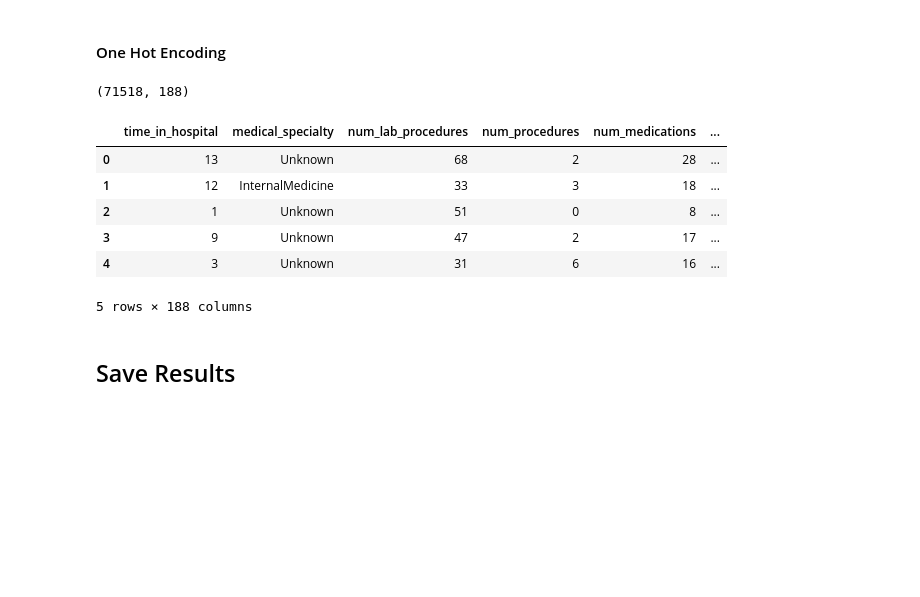
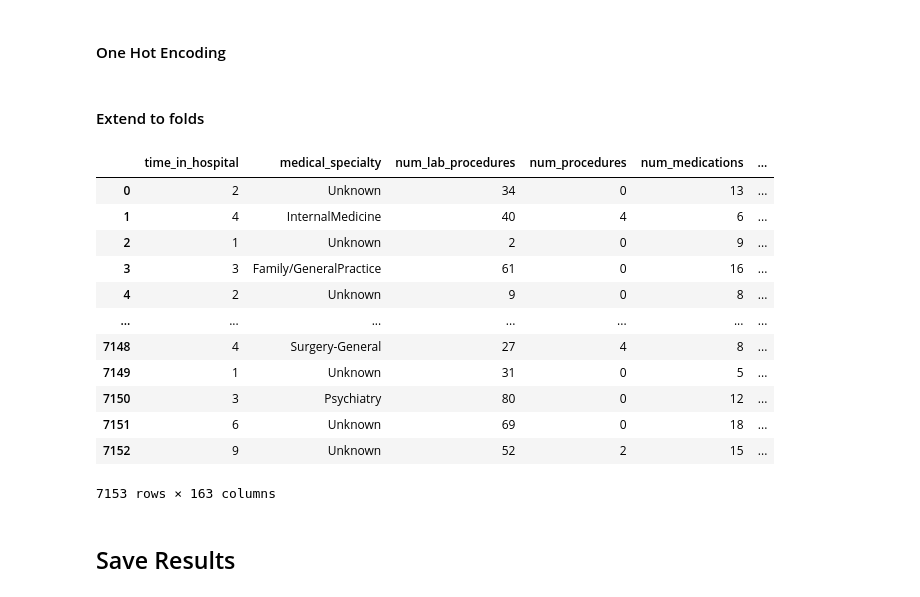
Before and after one commit to anddai04/COMP90051-2026-1-Group-Assignment, a Jupyter notebook: Preprocessing/clean.ipynb, the cells around one changed output. Drawn from its saved outputs; the diff is of its cells as text; code cells hidden in the pictures; blank space fills up the shorter version.

Commit message:
implemented stratified folds

```diff
--- a/Preprocessing/clean.ipynb
+++ b/Preprocessing/clean.ipynb
@@ -536,7 +607,19 @@ pure_columns = list(column_purity_summary
                          >=DROP_THRESHOLD]
                     ['column'].values)
 df_reduced = df_clean.drop(columns=pure_columns)
-MEDICATION_COLUMNS = [col for col in MEDICATION_COLUMNS if col not in pure_columns]
+# %%
+# extend to folds
+def reduce_df(df_clean):
+    # calculate purity
+    column_purity_summary = calculate_column_purity(df_clean)
+    pure_columns = list(column_purity_summary
+                    .loc[column_purity_summary['purity_percentage']
+                         >=DROP_THRESHOLD]
+                    ['column'].values)
+    df_reduced = df_clean.drop(columns=pure_columns)
+    return df_reduced
+
+folds_df_reduced = folds_functions(folds_df_clean, [reduce_df])
 # %% [markdown]
 ## Feature Encoding and Mapping
 # %% [markdown]
@@ -695,30 +780,46 @@ df_reduced["weight"] = (
 # %% [markdown]
 #### One Hot Encoding
 # %%
-# One-hot encode
-df_encoded = pd.get_dummies(
-    df_reduced,
-    columns=ONE_HOT_COLUMNS,
-    # drop_first=True # toggle this to avoid multicollinearity
-    # but should try keep it deterministic regardless of column presence
-)
+def one_hot_encode(df_reduced):
+    # limit columns
+    SAFE_ONE_HOT_COLUMNS = [col for col in ONE_HOT_COLUMNS
+                            if col in df_reduced.columns]
+    # One-hot encode
+    df_encoded = pd.get_dummies(
+        df_reduced,
+        columns=SAFE_ONE_HOT_COLUMNS,
+        # drop_first=True # toggle this to avoid multicollinearity
+        # but should try keep it deterministic regardless of column presence
+    )
 
-# convert booleans to integers
-bool_cols = df_encoded.select_dtypes(include="bool").columns
-df_encoded[bool_cols] = df_encoded[bool_cols].astype(int)
+    # convert booleans to integers
+    bool_cols = df_encoded.select_dtypes(include="bool").columns
+    df_encoded[bool_cols] = df_encoded[bool_cols].astype(int)
+    return df_encoded
 # %%
 # check result
-print(df_encoded.shape)
-display(df_encoded.head())
+#print(df_encoded.shape)
+#display(df_encoded.head())
-# %% [output]
-(71518, 188)
-|  | time_in_hospital | medical_specialty | num_lab_procedures | num_procedures | num_medications | ... |
-| 0 | 13 | Unknown | 68 | 2 | 28 | ... |
-| 1 | 12 | InternalMedicine | 33 | 3 | 18 | ... |
-| 2 | 1 | Unknown | 51 | 0 | 8 | ... |
-| 3 | 9 | Unknown | 47 | 2 | 17 | ... |
-| 4 | 3 | Unknown | 31 | 6 | 16 | ... |
-5 rows × 188 columns
+# %% [markdown]
+#### Extend to folds
+# %%
+folds_df_encoded = folds_functions(folds_df_reduced, [ordinal_encode, one_hot_encode])
+# %%
+folds_df_encoded[0]
+# %% [output]
+|  | time_in_hospital | medical_specialty | num_lab_procedures | num_procedures | num_medications | ... |
+| 0 | 2 | Unknown | 34 | 0 | 13 | ... |
+| 1 | 4 | InternalMedicine | 40 | 4 | 6 | ... |
+| 2 | 1 | Unknown | 2 | 0 | 9 | ... |
+| 3 | 3 | Family/GeneralPractice | 61 | 0 | 16 | ... |
+| 4 | 2 | Unknown | 9 | 0 | 8 | ... |
+| ... | ... | ... | ... | ... | ... | ... |
+| 7148 | 4 | Surgery-General | 27 | 4 | 8 | ... |
+| 7149 | 1 | Unknown | 31 | 0 | 5 | ... |
+| 7150 | 3 | Psychiatry | 80 | 0 | 12 | ... |
+| 7151 | 6 | Unknown | 69 | 0 | 18 | ... |
+| 7152 | 9 | Unknown | 52 | 2 | 15 | ... |
+7153 rows × 163 columns
 # %% [markdown]
 ## Save Results
 # %% [markdown]
```
Also changed, not shown: parts of 14 cells of this notebook, 11 other files.
